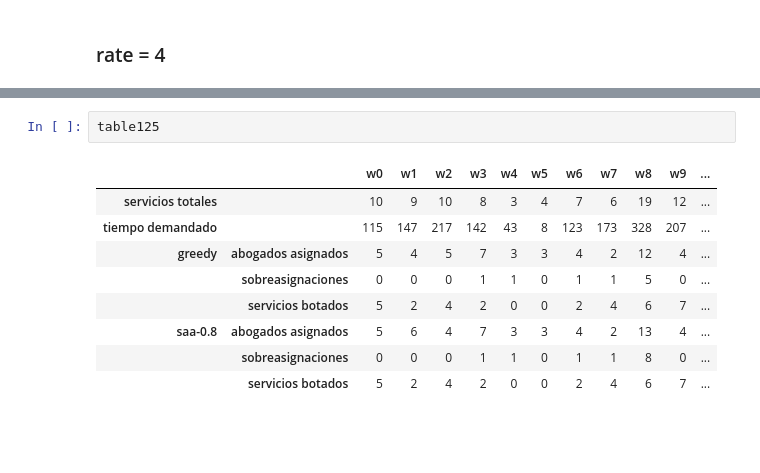
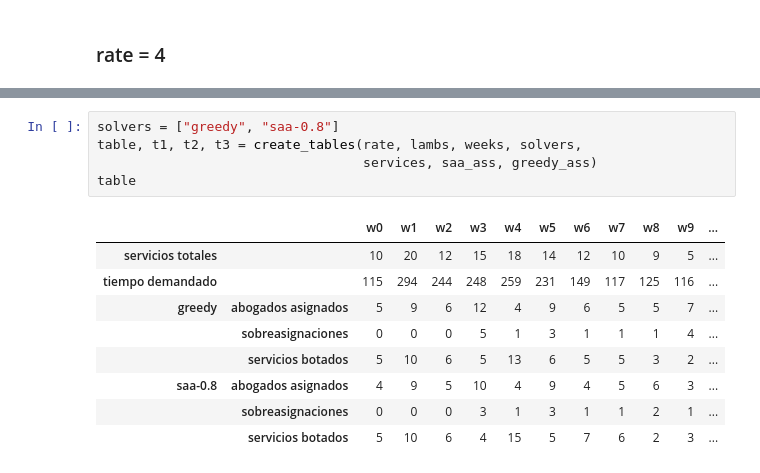
Before and after one commit to jac-34/capstone, a Jupyter notebook: simulationv2/simulation_analysis.ipynb, the cells around one changed output, grey strips where cells are left out. Drawn from its saved outputs; the diff is of its cells as text; blank space fills up the shorter version.

```diff
--- a/simulationv2/simulation_analysis.ipynb
+++ b/simulationv2/simulation_analysis.ipynb
@@ -215,15 +220,18 @@ t3.insert(loc=len(weeks), column="total", value=t3.sum(axis=1))
-# %%
-table125
-# %% [output]
-|  |  | w0 | w1 | w2 | w3 | w4 | w5 | w6 | w7 | w8 | w9 | ... |
-| servicios totales |  | 10 | 9 | 10 | 8 | 3 | 4 | 7 | 6 | 19 | 12 | ... |
-| tiempo demandado |  | 115 | 147 | 217 | 142 | 43 | 8 | 123 | 173 | 328 | 207 | ... |
-| greedy | abogados asignados | 5 | 4 | 5 | 7 | 3 | 3 | 4 | 2 | 12 | 4 | ... |
-|  | sobreasignaciones | 0 | 0 | 0 | 1 | 1 | 0 | 1 | 1 | 5 | 0 | ... |
-|  | servicios botados | 5 | 2 | 4 | 2 | 0 | 0 | 2 | 4 | 6 | 7 | ... |
-| saa-0.8 | abogados asignados | 5 | 6 | 4 | 7 | 3 | 3 | 4 | 2 | 13 | 4 | ... |
-|  | sobreasignaciones | 0 | 0 | 0 | 1 | 1 | 0 | 1 | 1 | 8 | 0 | ... |
-|  | servicios botados | 5 | 2 | 4 | 2 | 0 | 0 | 2 | 4 | 6 | 7 | ... |
+# %%
+solvers = ["greedy", "saa-0.8"]
+table, t1, t2, t3 = create_tables(rate, lambs, weeks, solvers,
+                                  services, saa_ass, greedy_ass)
+table
+# %% [output]
+|  |  | w0 | w1 | w2 | w3 | w4 | w5 | w6 | w7 | w8 | w9 | ... |
+| servicios totales |  | 10 | 20 | 12 | 15 | 18 | 14 | 12 | 10 | 9 | 5 | ... |
+| tiempo demandado |  | 115 | 294 | 244 | 248 | 259 | 231 | 149 | 117 | 125 | 116 | ... |
+| greedy | abogados asignados | 5 | 9 | 6 | 12 | 4 | 9 | 6 | 5 | 5 | 7 | ... |
+|  | sobreasignaciones | 0 | 0 | 0 | 5 | 1 | 3 | 1 | 1 | 1 | 4 | ... |
+|  | servicios botados | 5 | 10 | 6 | 5 | 13 | 6 | 5 | 5 | 3 | 2 | ... |
+| saa-0.8 | abogados asignados | 4 | 9 | 5 | 10 | 4 | 9 | 4 | 5 | 6 | 3 | ... |
+|  | sobreasignaciones | 0 | 0 | 0 | 3 | 1 | 3 | 1 | 1 | 2 | 1 | ... |
+|  | servicios botados | 5 | 10 | 6 | 4 | 15 | 5 | 7 | 6 | 2 | 3 | ... |
 # %%
 t1
 # %% [output]
```
Also changed, not shown: parts of 20 cells of this notebook, 1 other file.
